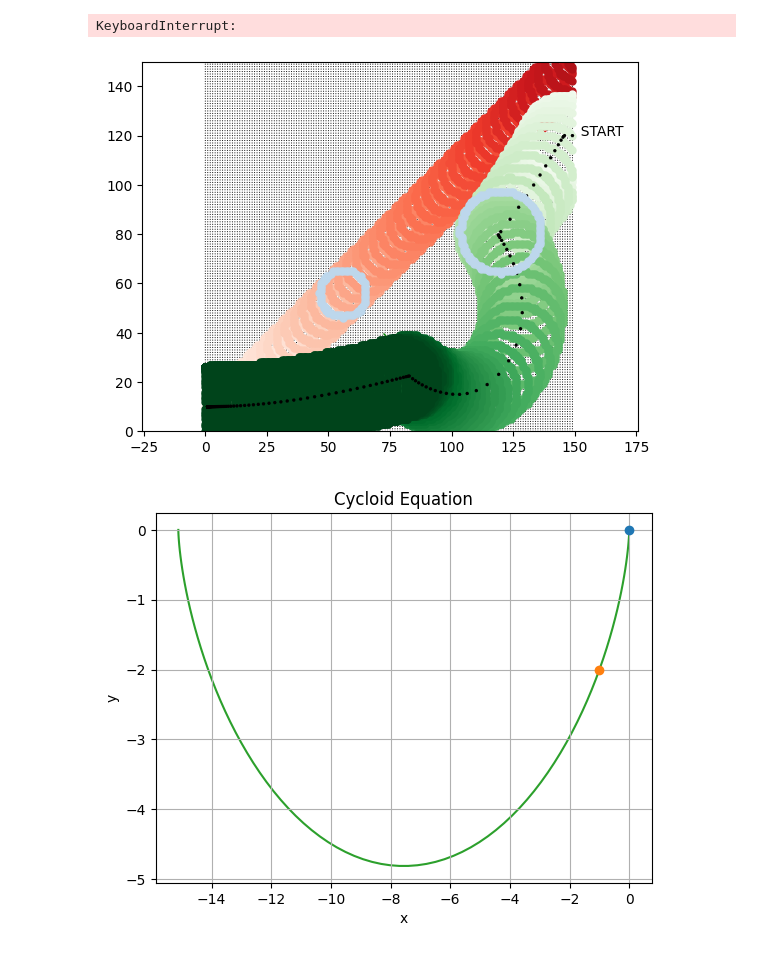
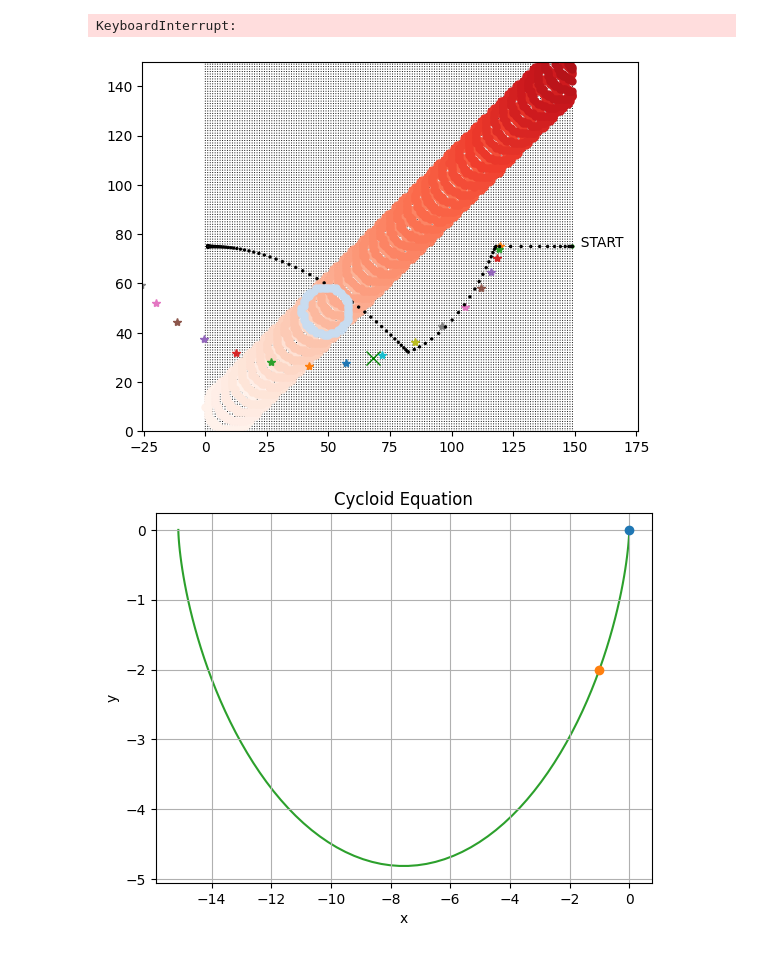
Before and after one commit to waynechu1109/Dodging-Dynamical-Obstacles-Using-Turtlebot4-Camera-Feed, a Jupyter notebook: dodge_planner.ipynb, the cells around one changed output. Cells and saved outputs as stored; diff of their text form; code cells hidden in the pictures.

Commit message:
can record the cycloid data

```diff
--- a/dodge_planner.ipynb
+++ b/dodge_planner.ipynb
@@ -1,6 +1,7 @@
 # %%
 import numpy as np
 import matplotlib.pyplot as plt
+from sympy import symbols, Eq, acos, sin, nsolve
 
 def drawCoodinate(size, ax):
     x = np.linspace(0,size-1,size)
@@ -32,7 +33,7 @@ obstacle_x_velo = obstacle_velocity* np.cos(current_position[2])
 obstacle_y_velo = obstacle_velocity* np.sin(current_position[2])
 
 robot_radius = 17.    # cm (r)
-initial_robot_position = [149., 120., np.pi]    # [x, y, theta]
+initial_robot_position = [149., 75., np.pi]    # [x, y, theta]
 current_robot_position = initial_robot_position
 robot_velocity = 10.
 robot_omega = 0.
@@ -42,8 +43,10 @@ robot_x_velo = robot_velocity* np.cos(current_robot_position[2])
 robot_y_velo = robot_velocity* np.sin(current_robot_position[2])
 
 temp_target = [0., 0., 0.]
-target = [1., 10., np.pi]
+cycloid_target = []
+target = [1., 75., np.pi]
 diff_arr = [0., 0., 0.]
+cycloid_diff_arr = [[[0.] * 3]]  # the difference of the current position with points in cycloid
 controller_index = 0
 
 sampling_freq = 1.    # Hz
@@ -51,6 +54,34 @@ safety_margin = 3*robot_radius
 
 turn = 0
 nearby = 0
+
+def solve_cycloid(x, y):
+    # Define symbolic variable
+    c = symbols('c')
+
+    # Define the equation
+    equation = Eq(x - c * acos(1 - y / c) + c * sin(acos(1 - y / c)), 0)
+
+    # Solve the equation numerically
+    initial_guesses = np.arange(-100., 100.1, 1)  # Generate initial guesses from -100 to 100 with a step of 0.1
+
+    for guess in initial_guesses:
+        try:
+            r = nsolve(equation, c, guess)
+            return round(r, 4)
+        except ValueError:
+            continue
+
+    # If no solution is found, return None or raise an exception
+    raise ValueError("Unable to find a solution. Try different initial guesses.")
+
+def cycloid_equation(x_, y_, num_points=100):
+    r = solve_cycloid(x_, y_)
+    t_values = np.linspace(0, 2 * np.pi, num_points)
+    x = r * (t_values - np.sin(t_values))
+    y = r * (1 - np.cos(t_values))
+
+    return x, y
 
 def crossing(x, y, iteration, colorcode, zorder_index):
     if colorcode == 1:
@@ -109,12 +140,9 @@ while (0<current_position[0] and current_position[0]<size and 0<current_position
                ) <= obstacle_radius+robot_radius+safety_margin and turn == 0:
         print("iteration:", iteration+1, "obstacle nearby!!")
         nearby = 1
-        # get the trajectory of obstacle through robot
-        # the formula of the trajectory: y=ax+b
+        # get the trajectory of obstacle through robot, the formula of the trajectory: y=ax+b
         a = np.tan(current_position[2])
         b = current_position[1] - np.tan(current_position[2])*current_position[0]
-        # print("Obstacle trajectory formula: y =", a, "x +", b)
-        # dodge_slope = -(1./(np.tan(current_position[2])))  # the slope of the line normal to the trajectory
 
         # determine the temporary distination robot should go
         if (a*current_robot_position[0]-current_robot_position[1]+b > 0): # if the robot right to trajectory, ### Robot go RIGHT ###
@@ -126,19 +154,35 @@ while (0<current_position[0] and current_position[0]<size and 0<current_position
         temp_target[2] = current_robot_position[2]
         plt.plot(temp_target[0], temp_target[1], marker='x', markersize=10, color = 'g')
         print(temp_target)
+        # get the relative position to the current position of the temp. target
+        x_ = temp_target[0] - current_robot_position[0]
+        y_ = temp_target[1] - current_robot_position[1]
+        # get the cycloid
+        x, y = cycloid_equation(x_, y_)
+        # move back To original position
+        for k in range(len(x)):
+            if k % 5 == 0:
+                plt.plot(x[k]+current_robot_position[0], y[k]+current_robot_position[1], marker='*', zorder=1)
+                cycloid_target.append([x[k]+current_robot_position[0], y[k]+current_robot_position[1], current_robot_position[2]])
         controller_index = 0
         turn = 1
     else:
         # controller to distination
         for j in range(3):
-            diff_arr[j] = current_robot_position[j] - target[j]
+            diff_arr[j] = current_robot_position[j] - target[j]  # original one
+            # diff_arr[i][j] = current_robot_position[j] - cycloid_target[i][j]
+
         controller(diff_arr[0], diff_arr[1], diff_arr[2], controller_index)
         controller_index += 1
 
     # calculate the difference
+    # dodging process
     if turn == 1:
         for j in range(3):
             diff_arr[j] = current_robot_position[j] - temp_target[j]
+
+        # for i in range(len())
+
         controller(diff_arr[0], diff_arr[1], diff_arr[2], controller_index)
         controller_index += 1
         print(robot_x_velo, robot_y_velo, robot_omega)   # print for debugging
@@ -163,12 +207,12 @@ while (0<current_position[0] and current_position[0]<size and 0<current_position
                 crossing(x, y, iteration, 3, 4)
 
 
-            if (np.sqrt((current_robot_position[0]-x)**2 + (current_robot_position[1]-y)**2) <= robot_radius
-                and np.sqrt((current_robot_position[0]-x)**2 + (current_robot_position[1]-y)**2) >= robot_radius - 1) and not nearby:
-                crossing(x, y, iteration, 2, 2)
-            elif (np.sqrt((current_robot_position[0]-x)**2 + (current_robot_position[1]-y)**2) <= robot_radius
-                and np.sqrt((current_robot_position[0]-x)**2 + (current_robot_position[1]-y)**2) >= robot_radius - 1) and nearby:
-                crossing(x, y, iteration, 3, 4)
+            # if (np.sqrt((current_robot_position[0]-x)**2 + (current_robot_position[1]-y)**2) <= robot_radius
+            #     and np.sqrt((current_robot_position[0]-x)**2 + (current_robot_position[1]-y)**2) >= robot_radius - 1) and not nearby:
+            #     crossing(x, y, iteration, 2, 2)
+            # elif (np.sqrt((current_robot_position[0]-x)**2 + (current_robot_position[1]-y)**2) <= robot_radius
+            #     and np.sqrt((current_robot_position[0]-x)**2 + (current_robot_position[1]-y)**2) >= robot_radius - 1) and nearby:
+            #     crossing(x, y, iteration, 3, 4)
 
     nearby = 0
 
@@ -200,5 +244,5 @@ iteration: 14 obstacle nearby!!
 KeyboardInterrupt:
-[figure, old version]
+[figure, new version]
 # %%
 import numpy as np
 import matplotlib.pyplot as plt
```
Also changed, not shown: parts of 1 cell of this notebook.
